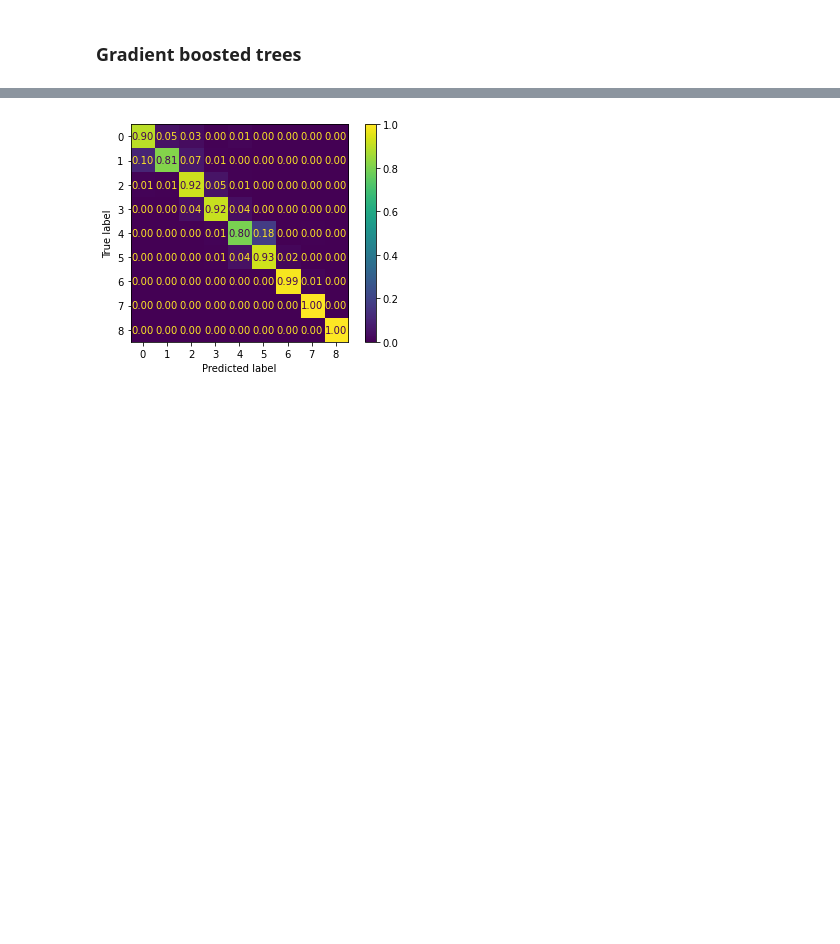
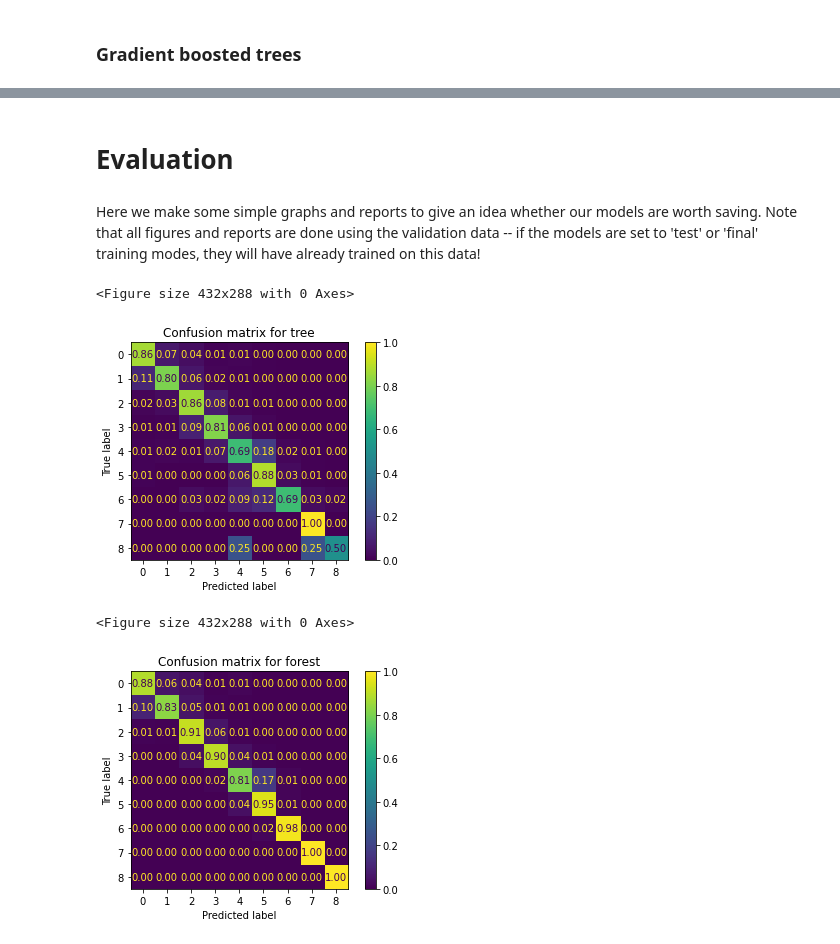
Before and after one commit to NCAR/rda-ML-resource, a Jupyter notebook: mem-classifiers.ipynb, the cells around one changed output, grey strips where cells are left out. Cells and saved outputs as stored; diff of their text form; code cells hidden in the pictures; blank space fills up the shorter version.

```diff
--- a/mem-classifiers.ipynb
+++ b/mem-classifiers.ipynb
@@ -220,16 +301,2 @@ else:
-# %%
-if training_mode == 'test':
-    new_X_train = np.concatenate((X_train_norm, X_val_norm))
-    new_y_train = np.ravel(pd.concat([y_train_full,
-                                      y_val_full])['mem_category'])
-    forest.fit(new_X_train, new_y_train)
-elif training_mode == 'final':
-    new_X_train = np.concatenate((X_train_norm,
-                                  X_val_norm,
-                                  X_test_norm))
-    new_y_train = np.ravel(pd.concat([y_train_full,
-                                      y_val_full,
-                                      y_test_full])['mem_category'])
-    forest.fit(new_X_train, new_y_train)
 # %% [markdown]
 ### Gradient boosted trees
@@ -271,5 +365,41 @@ if save_model:
+# %%
+models_dict = {'tree': tree,
+               'forest': forest,
+               'gboost': gboost,
+               'logist': logist}
+# %%
+test_mode_X_train_norm = np.concatenate((X_train_norm, X_val_norm))
+test_mode_y_train = np.ravel(pd.concat([y_train_full,
+                                  y_val_full])['mem_category'])
+
+final_mode_X_train_norm = np.concatenate((X_train_norm,
+                              X_val_norm,
+                              X_test_norm))
+final_mode_y_train = np.ravel(pd.concat([y_train_full,
+                                  y_val_full,
+                                  y_test_full])['mem_category'])
+# %%
+for model_name in models_dict:
+    if options[model_name]['train_model']:
+        if options[model_name]['training_mode'] == 'test':
+            models_dict[model_name].fit(test_mode_X_train_norm,
+                                        test_mode_y_train)
+        elif options[model_name]['training_mode'] == 'final':
+            models_dict[model_name].fit(final_mode_X_train_norm,
+                                        final_mode_y_train)
+# %% [markdown]
+# Evaluation
+# %% [markdown]
+Here we make some simple graphs and reports to give an idea whether our models are worth saving. Note that all figures and reports are done using the validation data -- if the models are set to 'test' or 'final' training modes, they will have already trained on this data!
 # %%
-plot_cm(X_val=X_val_norm, y_val=y_val, model=forest)
+for model_name in models_dict:
+    if options[model_name]['train_model']:
+        plot_cm(X_val=X_val_norm, y_val=y_val,
+                model_name=model_name,
+                model=models_dict[model_name])
 # %% [output]
+<Figure size 432x288 with 0 Axes>
-[figure, old version]
+[figure, new version]
+<Figure size 432x288 with 0 Axes>
+[figure, added]
 # %%
```
Also changed, not shown: parts of 51 cells of this notebook.
